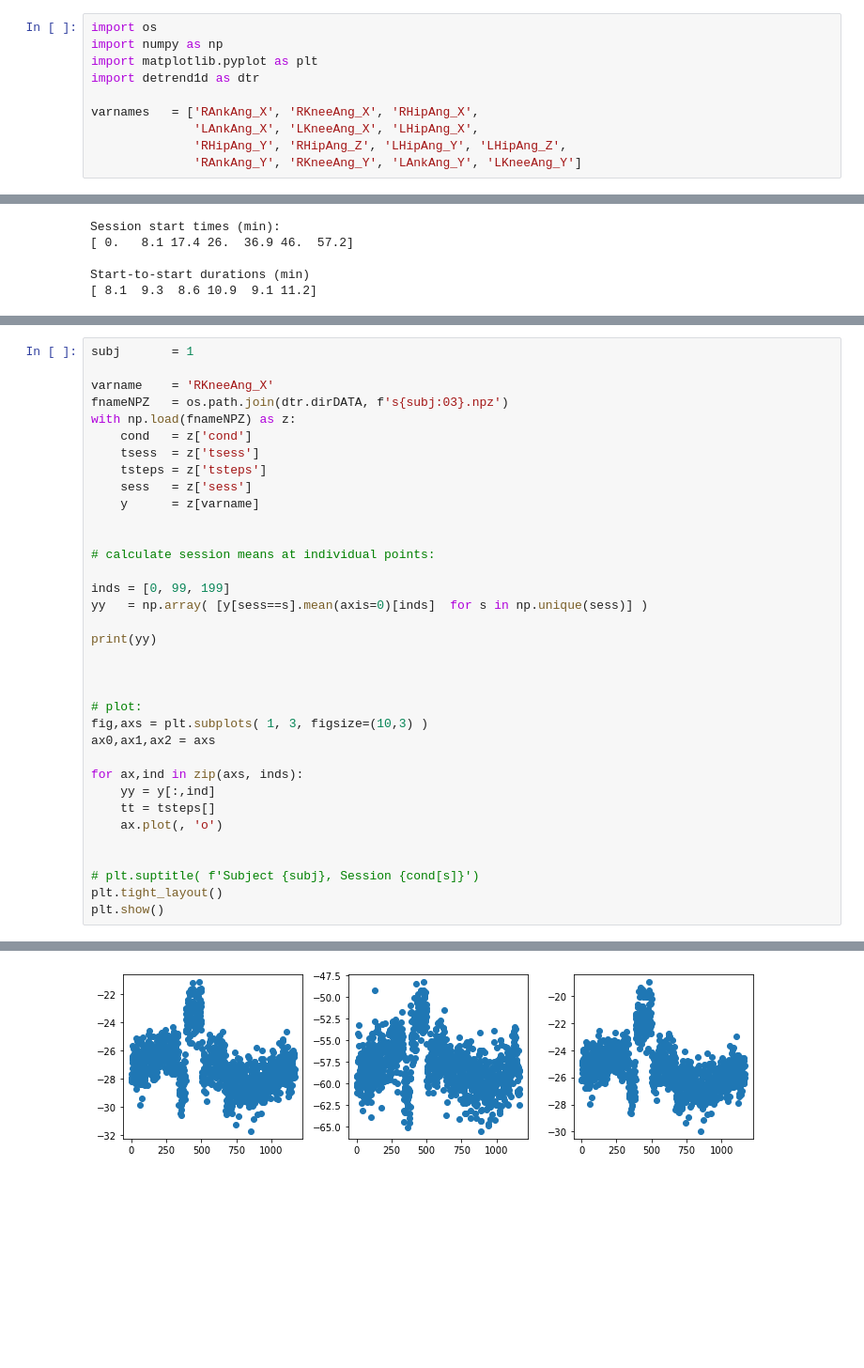
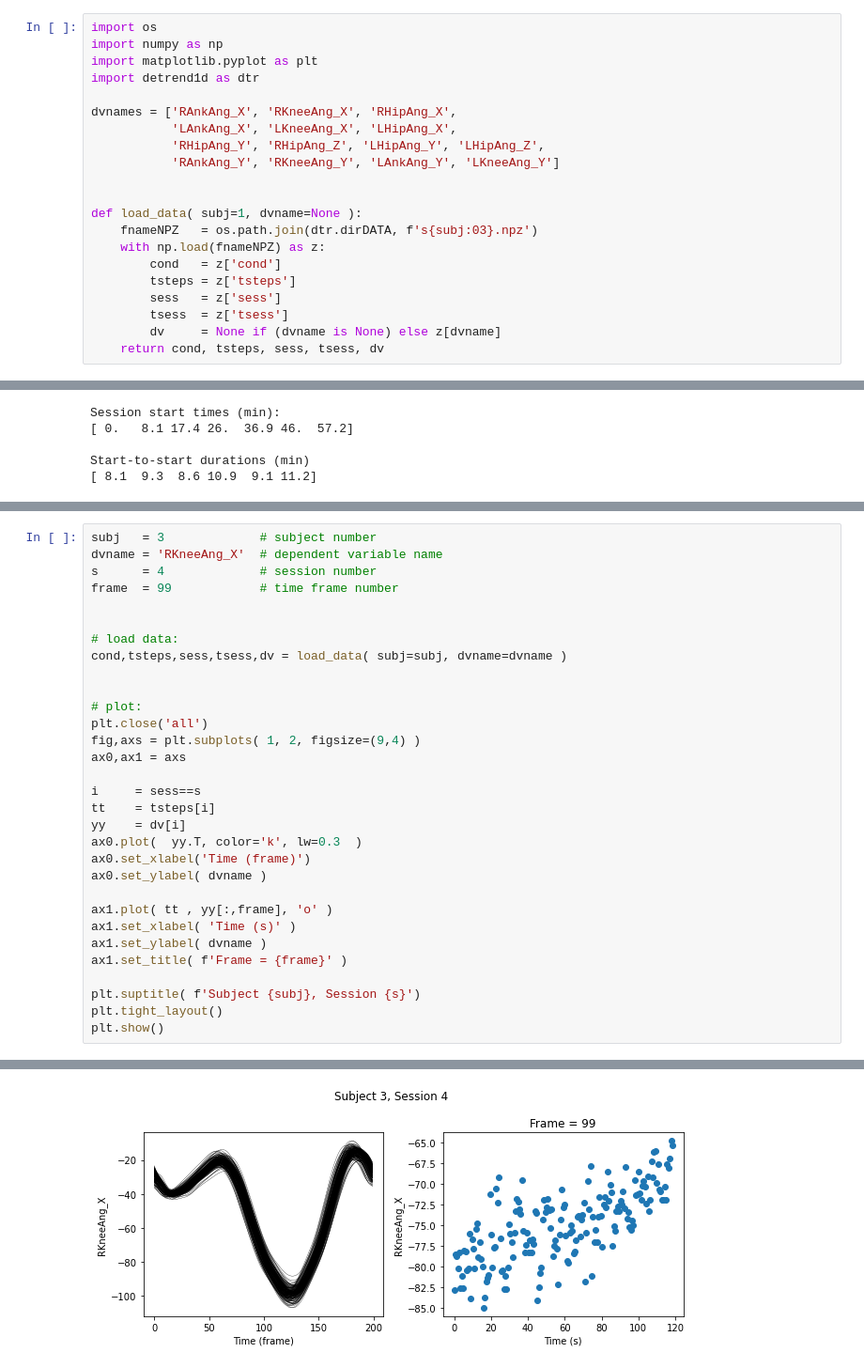
Before and after one commit to 0todd0000/detrend1d, a Jupyter notebook: Notebooks/1-DatasetFeatures.ipynb, the cells around one changed output, grey strips where cells are left out. Shown at 94% size. Drawn from its saved outputs; the diff is of its cells as text; blank space fills up the shorter version.

```diff
--- a/Notebooks/1-DatasetFeatures.ipynb
+++ b/Notebooks/1-DatasetFeatures.ipynb
@@ -8,9 +18,20 @@ import numpy as np
 import matplotlib.pyplot as plt
 import detrend1d as dtr
 
-varnames   = ['RAnkAng_X', 'RKneeAng_X', 'RHipAng_X',
-              'LAnkAng_X', 'LKneeAng_X', 'LHipAng_X',
-              'RHipAng_Y', 'RHipAng_Z', 'LHipAng_Y', 'LHipAng_Z',
-              'RAnkAng_Y', 'RKneeAng_Y', 'LAnkAng_Y', 'LKneeAng_Y']
+dvnames = ['RAnkAng_X', 'RKneeAng_X', 'RHipAng_X',
+           'LAnkAng_X', 'LKneeAng_X', 'LHipAng_X',
+           'RHipAng_Y', 'RHipAng_Z', 'LHipAng_Y', 'LHipAng_Z',
+           'RAnkAng_Y', 'RKneeAng_Y', 'LAnkAng_Y', 'LKneeAng_Y']
+
+
+def load_data( subj=1, dvname=None ):
+    fnameNPZ   = os.path.join(dtr.dirDATA, f's{subj:03}.npz')
+    with np.load(fnameNPZ) as z:
+        cond   = z['cond']
+        tsteps = z['tsteps']
+        sess   = z['sess']
+        tsess  = z['tsess']
+        dv     = None if (dvname is None) else z[dvname]
+    return cond, tsteps, sess, tsess, dv
 # %% [markdown]
 ## Variable step durations
@@ -64,36 +87,32 @@ Start-to-start durations (min)
 # %%
-subj       = 1
-
-varname    = 'RKneeAng_X'
-fnameNPZ   = os.path.join(dtr.dirDATA, f's{subj:03}.npz')
-with np.load(fnameNPZ) as z:
-    cond   = z['cond']
-    tsess  = z['tsess']
-    tsteps = z['tsteps']
-    sess   = z['sess']
-    y      = z[varname]
+subj   = 3             # subject number
+dvname = 'RKneeAng_X'  # dependent variable name
+s      = 4             # session number
+frame  = 99            # time frame number
 
 
-# calculate session means at individual points:
-
-inds = [0, 99, 199]
-yy   = np.array( [y[sess==s].mean(axis=0)[inds]  for s in np.unique(sess)] )
-
-print(yy)
-
+# load data:
+cond,tsteps,sess,tsess,dv = load_data( subj=subj, dvname=dvname )
 
 
 # plot:
-fig,axs = plt.subplots( 1, 3, figsize=(10,3) )
-ax0,ax1,ax2 = axs
+plt.close('all')
+fig,axs = plt.subplots( 1, 2, figsize=(9,4) )
+ax0,ax1 = axs
 
-for ax,ind in zip(axs, inds):
-    yy = y[:,ind]
-    tt = tsteps[]
-    ax.plot(, 'o')
+i     = sess==s
+tt    = tsteps[i]
+yy    = dv[i]
+ax0.plot(  yy.T, color='k', lw=0.3  )
+ax0.set_xlabel('Time (frame)')
+ax0.set_ylabel( dvname )
 
+ax1.plot( tt , yy[:,frame], 'o' )
+ax1.set_xlabel( 'Time (s)' )
+ax1.set_ylabel( dvname )
+ax1.set_title( f'Frame = {frame}' )
 
-# plt.suptitle( f'Subject {subj}, Session {cond[s]}')
+plt.suptitle( f'Subject {subj}, Session {s}')
 plt.tight_layout()
 plt.show()
 # %% [output]
@@ -107,3 +119,3 @@ plt.show()
-[figure, old version]
+[figure, new version]
 # %% [markdown]
 ## Linear trends across sessions
```
Also changed, not shown: parts of 10 cells of this notebook, 8 other files.
